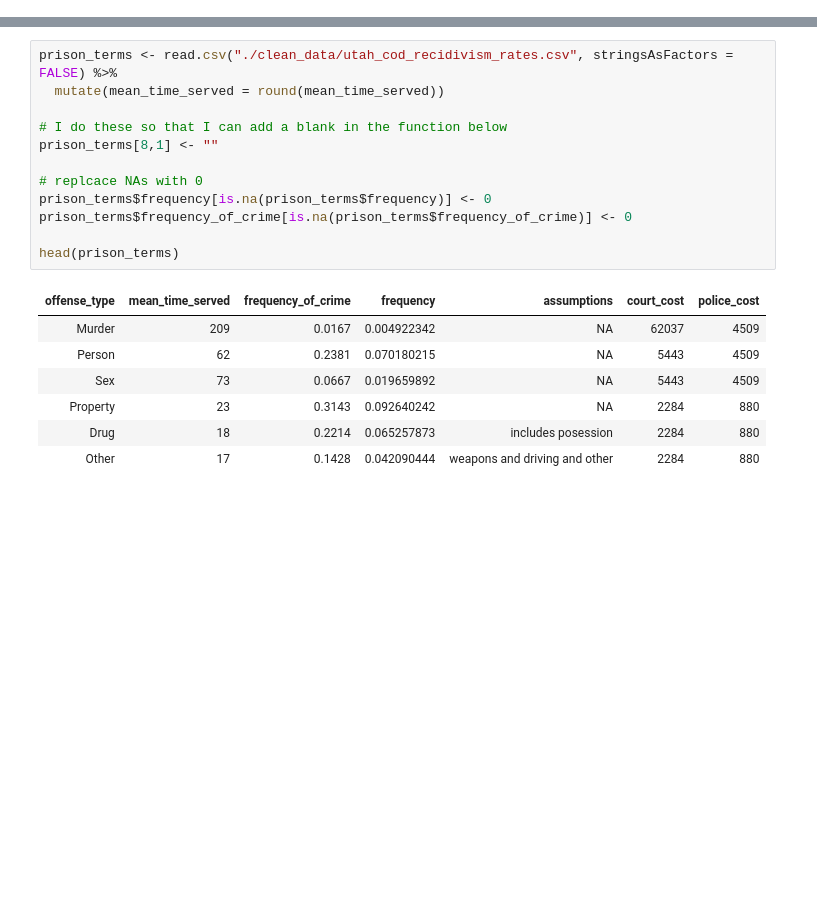
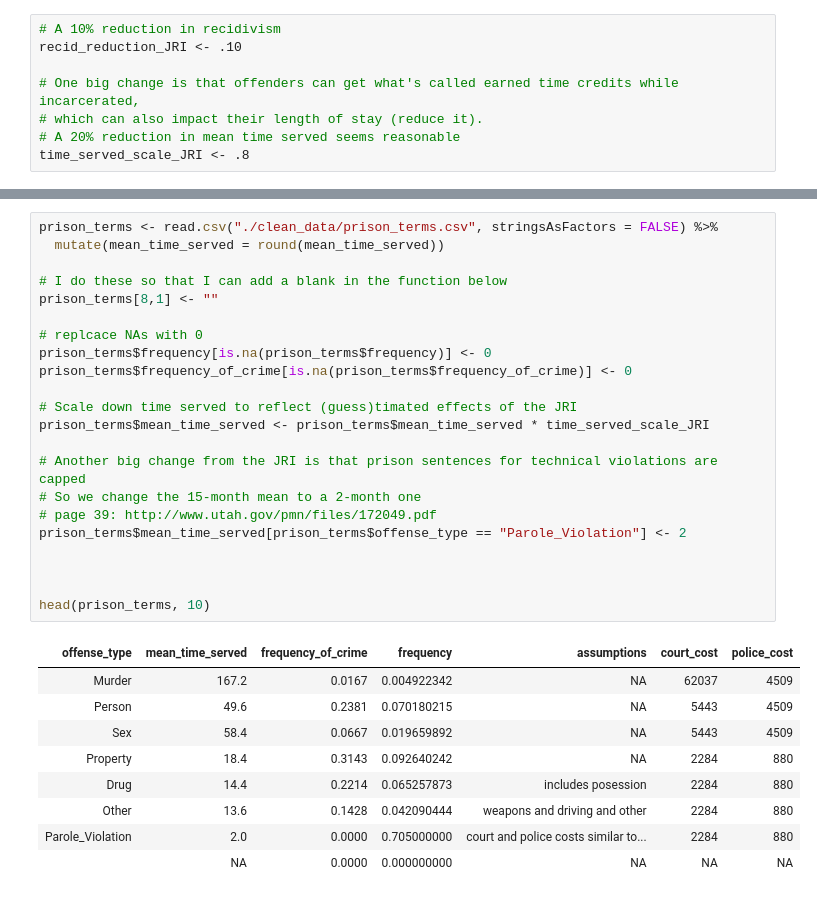
Before and after one commit to DanielHadley/Utah_recidivism_model, a Jupyter notebook: Utah_recidivism_model.ipynb, the cells around one changed output, grey strips where cells are left out. Drawn from its saved outputs; the diff is of its cells as text; blank space fills up the shorter version.

Commit message:
added data

```diff
--- a/Utah_recidivism_model.ipynb
+++ b/Utah_recidivism_model.ipynb
@@ -10,2 +7,10 @@ recid_reduction_from_JRI <- .10
+# %%
+# A 10% reduction in recidivism
+recid_reduction_JRI <- .10
+
+# One big change is that offenders can get what's called earned time credits while incarcerated,
+# which can also impact their length of stay (reduce it).
+# A 20% reduction in mean time served seems reasonable
+time_served_scale_JRI <- .8
 # %%
 # Load the packages neeed and set working directory
@@ -18,20 +28,32 @@ library(ggplot2)
 # %%
-prison_terms <- read.csv("./clean_data/utah_cod_recidivism_rates.csv", stringsAsFactors = FALSE) %>%
+prison_terms <- read.csv("./clean_data/prison_terms.csv", stringsAsFactors = FALSE) %>%
   mutate(mean_time_served = round(mean_time_served))
 
 # I do these so that I can add a blank in the function below
 prison_terms[8,1] <- ""
 
 # replcace NAs with 0
 prison_terms$frequency[is.na(prison_terms$frequency)] <- 0
 prison_terms$frequency_of_crime[is.na(prison_terms$frequency_of_crime)] <- 0
 
-head(prison_terms)
+# Scale down time served to reflect (guess)timated effects of the JRI
+prison_terms$mean_time_served <- prison_terms$mean_time_served * time_served_scale_JRI
+
+# Another big change from the JRI is that prison sentences for technical violations are capped
+# So we change the 15-month mean to a 2-month one
+# page 39: http://www.utah.gov/pmn/files/172049.pdf
+prison_terms$mean_time_served[prison_terms$offense_type == "Parole_Violation"] <- 2
+
+
+
+head(prison_terms, 10)
 # %% [output]
 | offense_type | mean_time_served | frequency_of_crime | frequency | assumptions | court_cost | police_cost |
-| Murder | 209 | 0.0167 | 0.004922342 | NA | 62037 | 4509 |
-| Person | 62 | 0.2381 | 0.070180215 | NA | 5443 | 4509 |
-| Sex | 73 | 0.0667 | 0.019659892 | NA | 5443 | 4509 |
-| Property | 23 | 0.3143 | 0.092640242 | NA | 2284 | 880 |
-| Drug | 18 | 0.2214 | 0.065257873 | includes posession | 2284 | 880 |
-| Other | 17 | 0.1428 | 0.042090444 | weapons and driving and other | 2284 | 880 |
+| Murder | 167.2 | 0.0167 | 0.004922342 | NA | 62037 | 4509 |
+| Person | 49.6 | 0.2381 | 0.070180215 | NA | 5443 | 4509 |
+| Sex | 58.4 | 0.0667 | 0.019659892 | NA | 5443 | 4509 |
+| Property | 18.4 | 0.3143 | 0.092640242 | NA | 2284 | 880 |
+| Drug | 14.4 | 0.2214 | 0.065257873 | includes posession | 2284 | 880 |
+| Other | 13.6 | 0.1428 | 0.042090444 | weapons and driving and other | 2284 | 880 |
+| Parole_Violation | 2.0 | 0.0000 | 0.705000000 | court and police costs similar to... | 2284 | 880 |
+|  | NA | 0.0000 | 0.000000000 | NA | NA | NA |
```
Also changed, not shown: parts of 8 cells of this notebook, 2 other files.
